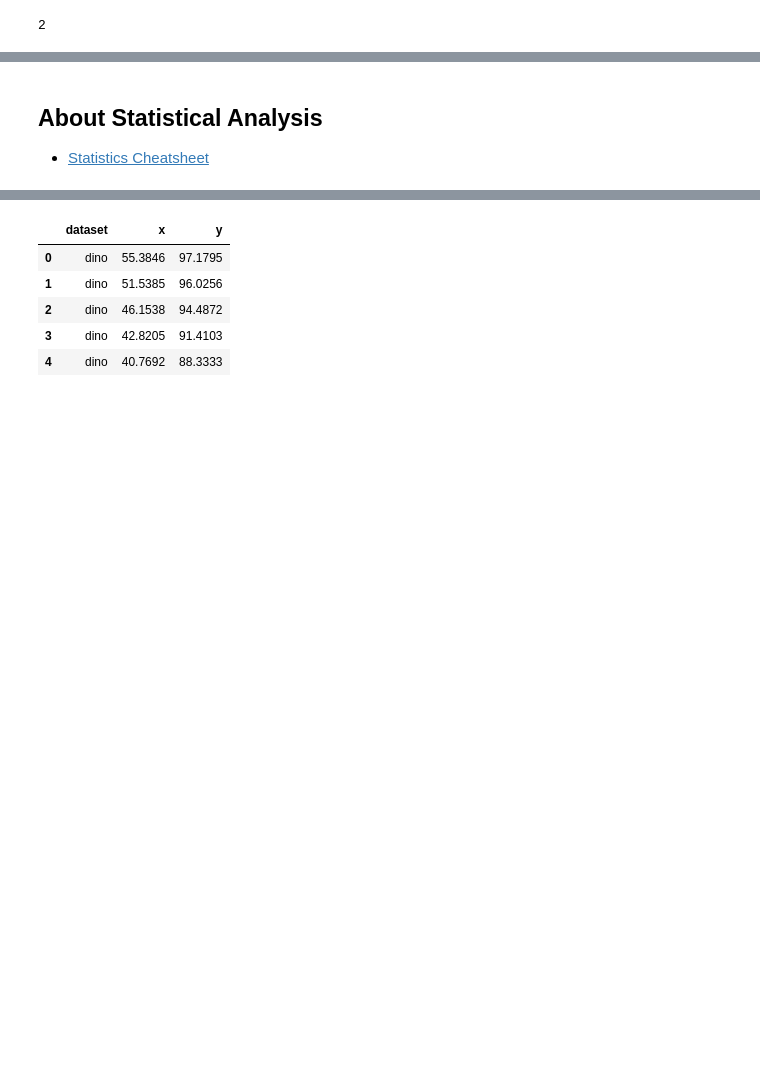
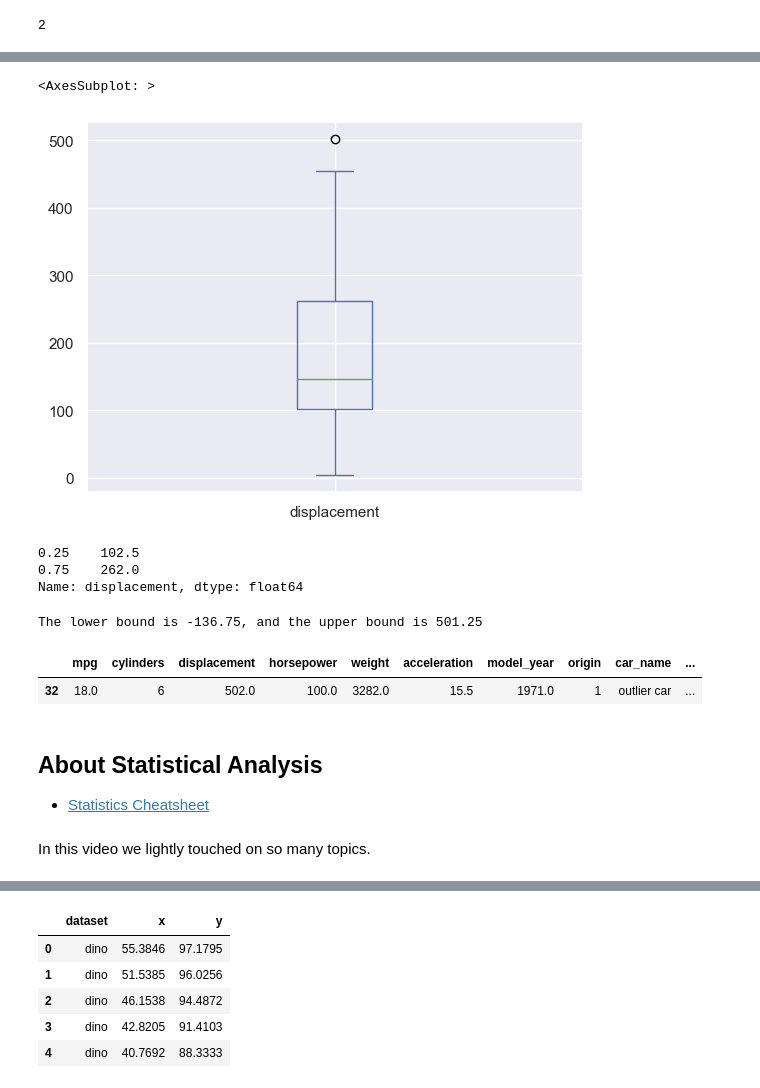
Before and after one commit to IT4063C/IT4063C.github.io, a Jupyter notebook: content/course-notes/6.eda/index.ipynb, the cells around one changed output, grey strips where cells are left out. Saved outputs shown, nothing was run; the diff lists cells and outputs as text; code cells hidden in the pictures; blank space fills up the shorter version.

```diff
--- a/content/course-notes/6.eda/index.ipynb
+++ b/content/course-notes/6.eda/index.ipynb
@@ -390,0 +551,37 @@ Let's do some examples of data cleaning.
+# %%
+## On outliers, here's how we can detect them
+auto_mpg_df['displacement'].plot(kind="box")
+# %% [output]
+<AxesSubplot: >
+[figure, added]
+# %%
+# Once you have the box plot, you can use the whiskers to determine the outliers.
+# The whiskers are the lines that extend from the box. The top whisker is the 75th percentile, and the bottom whisker is the 25th percentile.
+# The outliers are the points that are outside the whiskers.
+
+# We can also use the describe function to get the 25th and 75th percentile
+auto_mpg_df['displacement'].describe()
+
+# We can also use the quantile function to get the 25th and 75th percentile
+auto_mpg_df['displacement'].quantile([0.25, 0.75])
+# %% [output]
+0.25    102.5
+0.75    262.0
+Name: displacement, dtype: float64
+# %%
+# We can also use the IQR function to get the 25th and 75th percentile
+Q1 = auto_mpg_df['displacement'].quantile(0.25)
+Q3 = auto_mpg_df['displacement'].quantile(0.75)
+IQR = Q3 - Q1
+
+lower_bound = Q1 - 1.5 * IQR
+upper_bound = Q3 + 1.5 * IQR
+
+print("The lower bound is {}, and the upper bound is {}".format(lower_bound, upper_bound))
+
+## Records where the displacement values are outside the lower and upper bounds are outliers
+auto_mpg_df[(auto_mpg_df['displacement'] < lower_bound) | (auto_mpg_df['displacement'] > upper_bound)]
+# %% [output]
+The lower bound is -136.75, and the upper bound is 501.25
+|  | mpg | cylinders | displacement | horsepower | weight | acceleration | model_year | origin | car_name | ... |
+| 32 | 18.0 | 6 | 502.0 | 100.0 | 3282.0 | 15.5 | 1971.0 | 1 | outlier car | ... |
@@ -391,6 +591,8 @@ Let's do some examples of data cleaning.
 # %% [markdown]
 ## About Statistical Analysis
 - [Statistics Cheatsheet](./statistics-cheat-sheet.pdf)
+# %% [markdown]
+In this video we lightly touched on so many topics.
 # %% [markdown]
 ## Data Visualization
 
```
Also changed, not shown: parts of 46 cells of this notebook, 10 other files.
